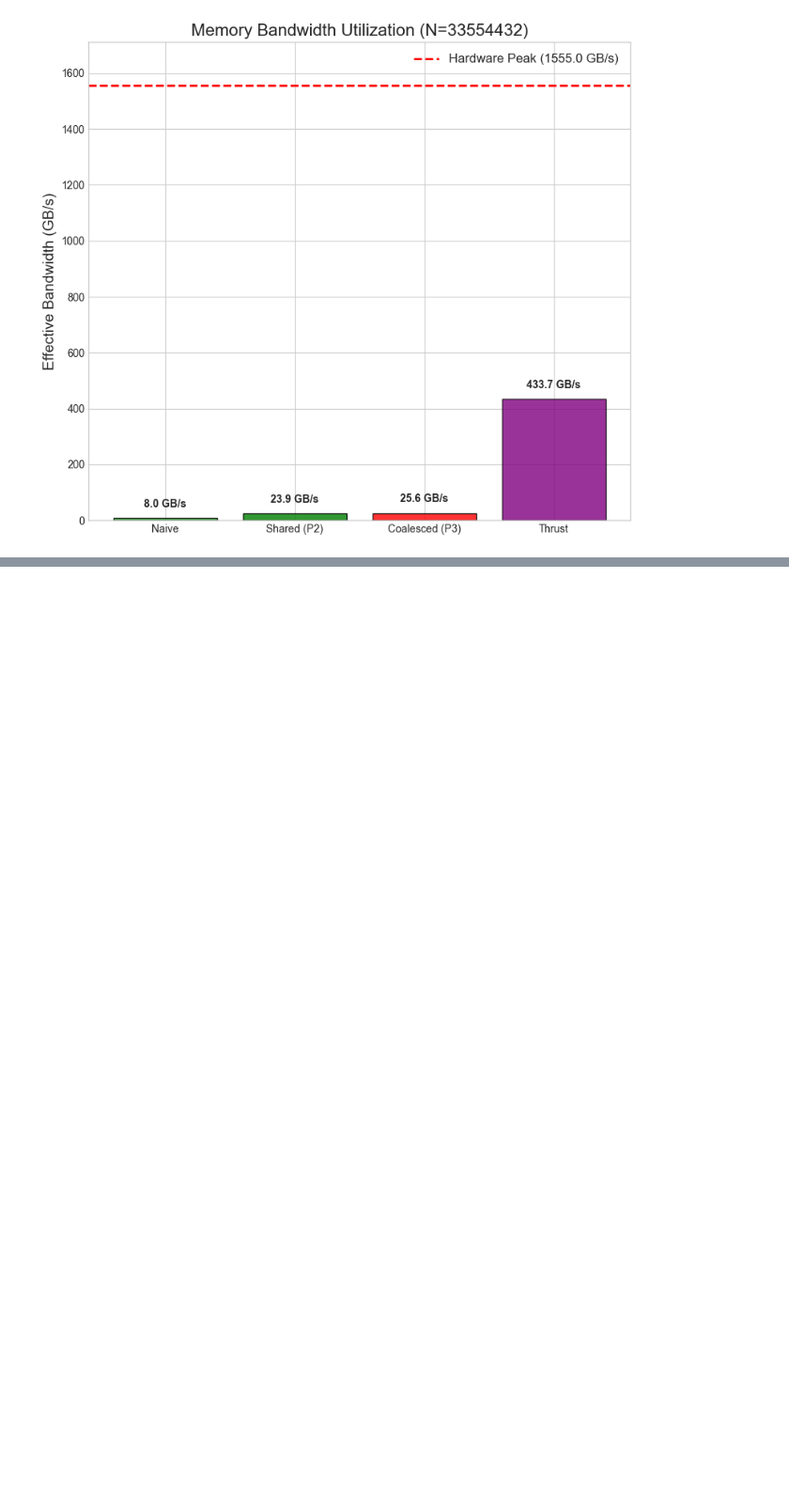
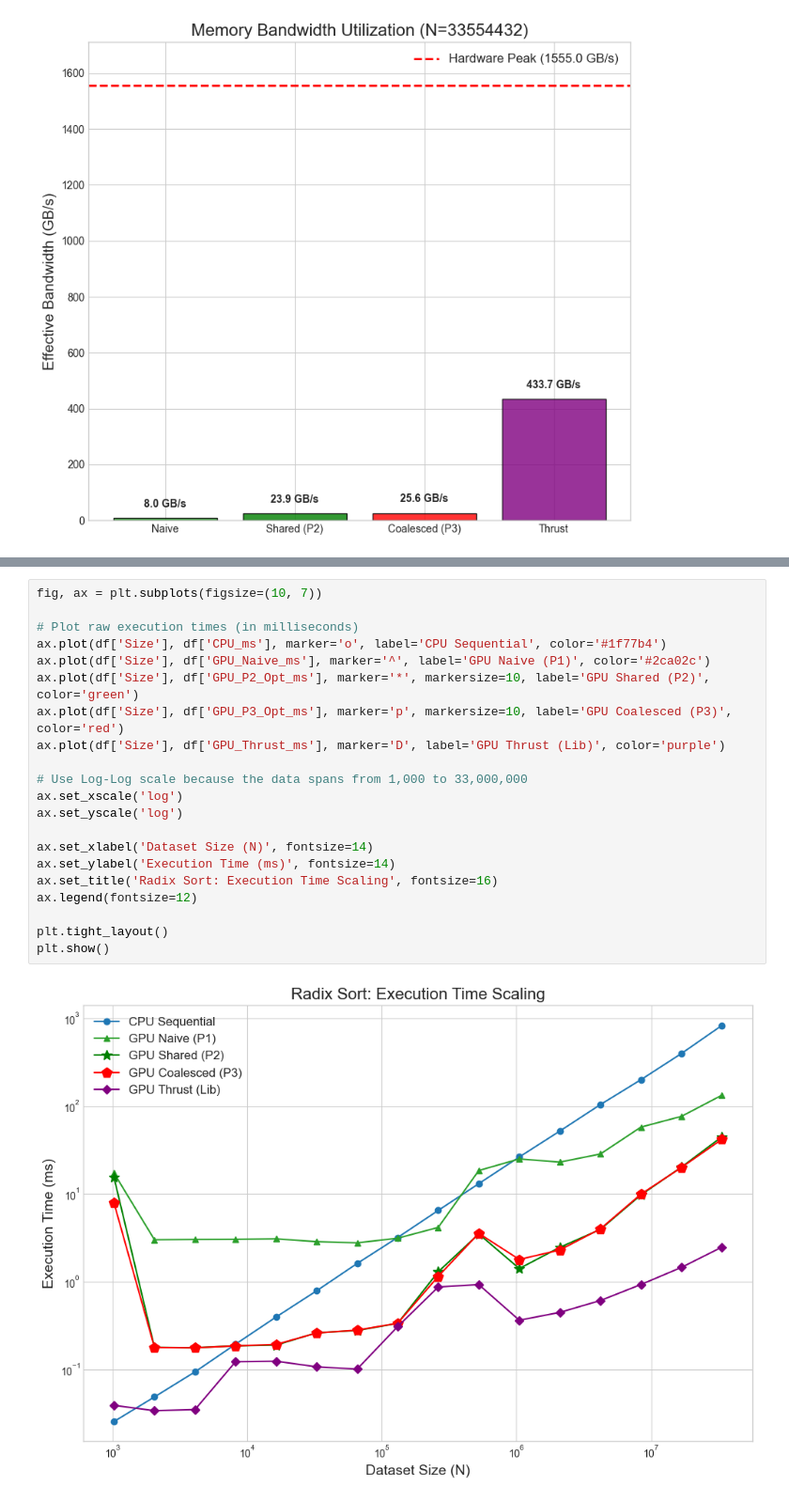
Before and after one commit to yuzhengwen/sc4064-gpu-project, a Jupyter notebook: visualization.ipynb, the cells around one changed output, grey strips where cells are left out. Shown at 94% size. Saved outputs shown, nothing was run; the diff lists cells and outputs as text; blank space fills up the shorter version.

```diff
--- a/visualization.ipynb
+++ b/visualization.ipynb
@@ -270,0 +299,23 @@ plt.show()
+# %%
+fig, ax = plt.subplots(figsize=(10, 7))
+
+# Plot raw execution times (in milliseconds)
+ax.plot(df['Size'], df['CPU_ms'], marker='o', label='CPU Sequential', color='#1f77b4')
+ax.plot(df['Size'], df['GPU_Naive_ms'], marker='^', label='GPU Naive (P1)', color='#2ca02c')
+ax.plot(df['Size'], df['GPU_P2_Opt_ms'], marker='*', markersize=10, label='GPU Shared (P2)', color='green')
+ax.plot(df['Size'], df['GPU_P3_Opt_ms'], marker='p', markersize=10, label='GPU Coalesced (P3)', color='red')
+ax.plot(df['Size'], df['GPU_Thrust_ms'], marker='D', label='GPU Thrust (Lib)', color='purple')
+
+# Use Log-Log scale because the data spans from 1,000 to 33,000,000
+ax.set_xscale('log')
+ax.set_yscale('log')
+
+ax.set_xlabel('Dataset Size (N)', fontsize=14)
+ax.set_ylabel('Execution Time (ms)', fontsize=14)
+ax.set_title('Radix Sort: Execution Time Scaling', fontsize=16)
+ax.legend(fontsize=12)
+
+plt.tight_layout()
+plt.show()
+# %% [output]
+[figure, added]
```
Also changed, not shown: parts of 5 cells of this notebook, 9 other files.
